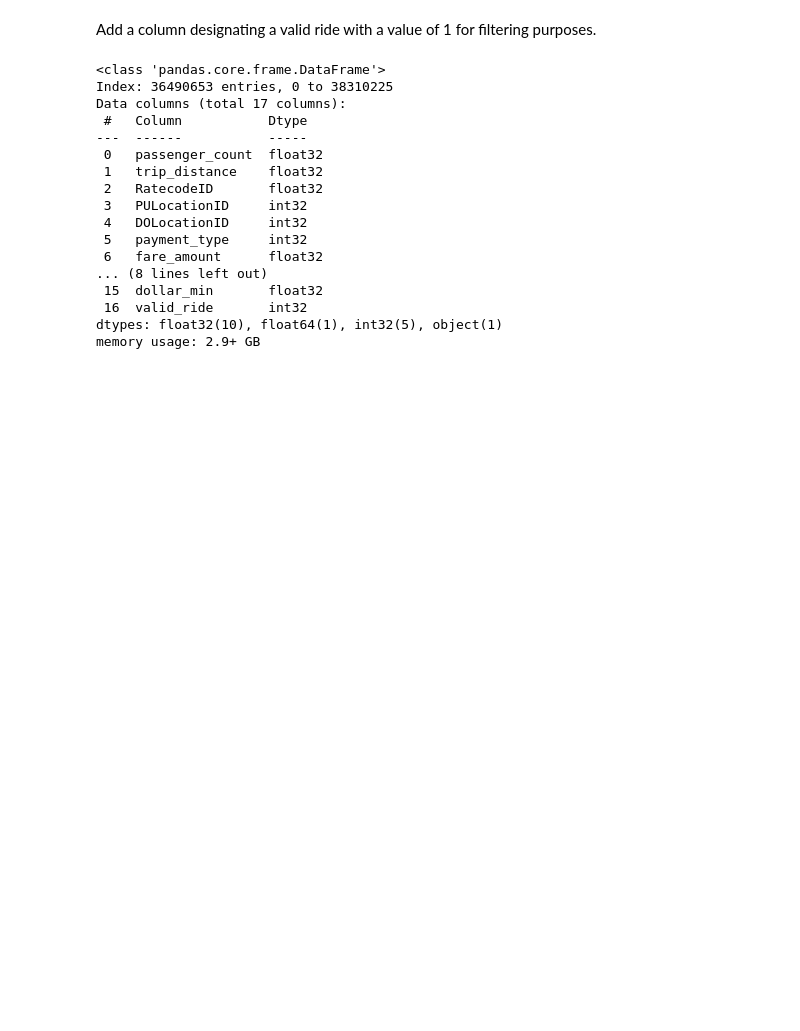
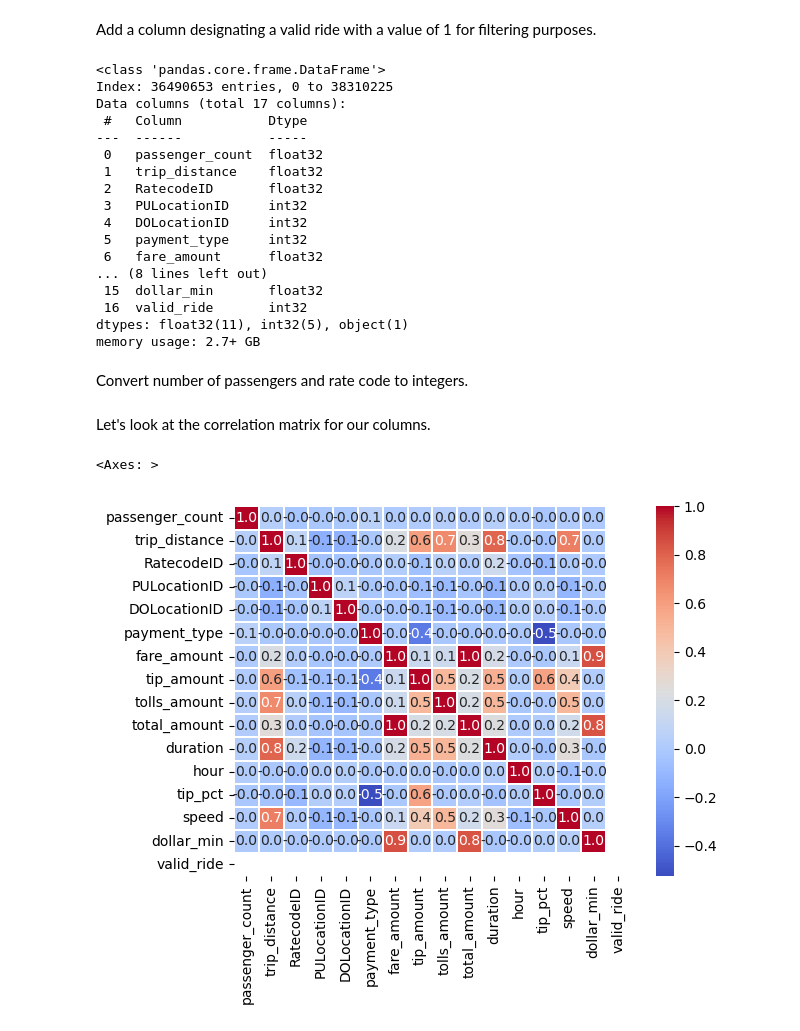
Before and after one commit to bretrosen/nyc-yellow-taxi-2023, a Jupyter notebook: preprocessing.ipynb, the cells around one changed output. Cells and saved outputs as stored; diff of their text form; code cells hidden in the pictures; blank space fills up the shorter version.

```diff
--- a/preprocessing.ipynb
+++ b/preprocessing.ipynb
@@ -233,7 +236,6 @@ memory usage after garbage collection: 3.02 GB
 # %% [markdown]
 Add features for trip duration, day of pickup, and hour of pickup.
 # %%
-y_2023['duration'] = ((y_2023.tpep_dropoff_datetime - y_2023.tpep_pickup_datetime) / pd.Timedelta(minutes=1)).round(2)
+y_2023['duration'] = ((y_2023.tpep_dropoff_datetime - y_2023.tpep_pickup_datetime) / pd.Timedelta(minutes=1)).round(2).astype('float32')
 y_2023['day'] = y_2023.tpep_pickup_datetime.dt.day_name()
 y_2023['hour'] = y_2023.tpep_pickup_datetime.dt.hour
-gc.collect()
@@ -351,5 +336,19 @@ Data columns (total 17 columns):
 ... (8 lines left out)
  15  dollar_min       float32
  16  valid_ride       int32
-dtypes: float32(10), float64(1), int32(5), object(1)
-memory usage: 2.9+ GB
+dtypes: float32(11), int32(5), object(1)
+memory usage: 2.7+ GB
+# %% [markdown]
+Convert number of passengers and rate code to integers.
+# %%
+y_2023['passenger_count'] = y_2023['passenger_count'].astype('int32')
+y_2023['RatecodeID'] = y_2023['RatecodeID'].astype('int32')
+# %% [markdown]
+Let's look at the correlation matrix for our columns.
+# %%
+corr_matrix = y_2023.select_dtypes(include=[float, int]).corr()
+# %%
+sns.heatmap(corr_matrix, annot=True, fmt=".1f", cmap='coolwarm', linewidths=0.1)
+# %% [output]
+<Axes: >
+[figure, added]
```
Also changed, not shown: parts of 18 cells of this notebook, 2 other files.
